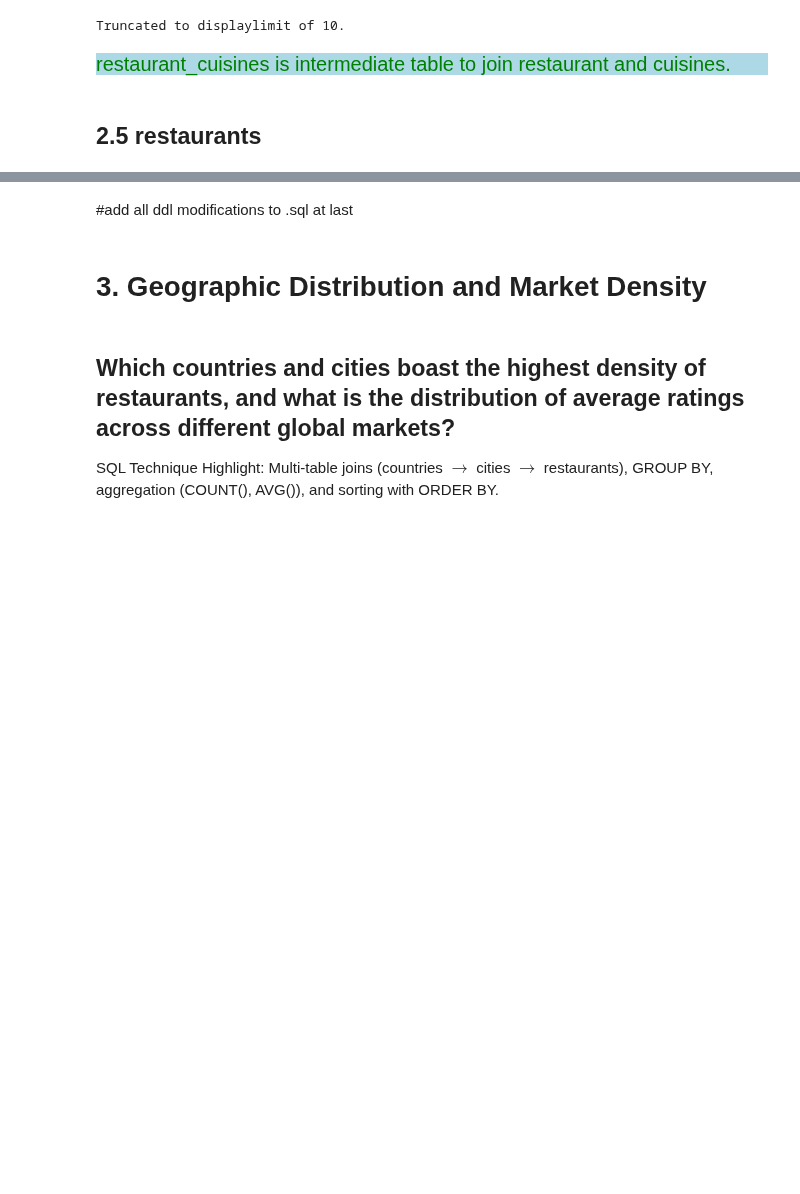
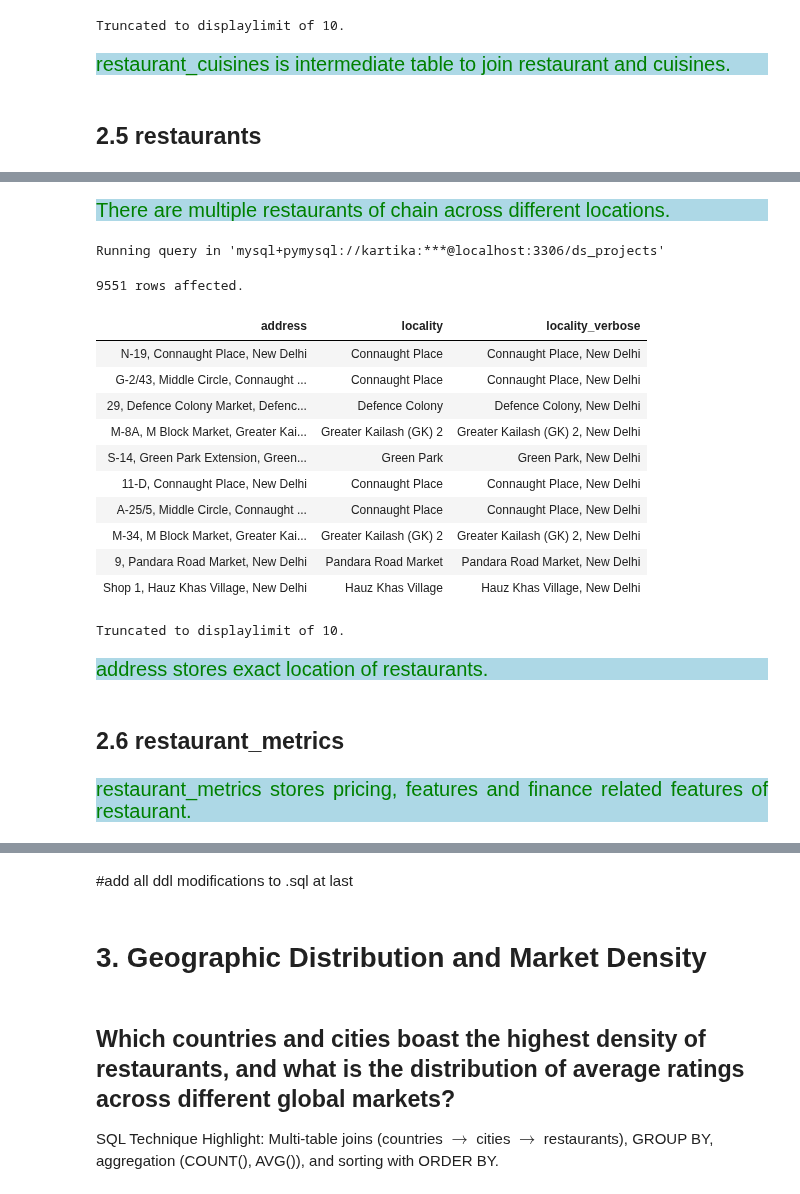
Before and after one commit to Kartika-Nidhi/Restaurant_Analysis_SQL, a Jupyter notebook: Restaurant_Analysis_SQl.ipynb, the cells around one changed output, grey strips where cells are left out. Saved outputs shown, nothing was run; the diff lists cells and outputs as text; code cells hidden in the pictures; blank space fills up the shorter version.

```diff
--- a/Restaurant_Analysis_SQl.ipynb
+++ b/Restaurant_Analysis_SQl.ipynb
@@ -355,0 +371,27 @@ Truncated to displaylimit of 10.
+# %% [markdown]
+<div style = "background-color:lightblue; color:green; font-size:20px; text-align:justify">
+There are multiple restaurants of chain across different locations.
+# %%
+%%sql
+
+SELECT address, locality, locality_verbose
+FROM restaurants;
+# %% [output]
+Running query in 'mysql+pymysql://kartika:***@localhost:3306/ds_projects'
+9551 rows affected.
+| address | locality | locality_verbose |
+| N-19, Connaught Place, New Delhi | Connaught Place | Connaught Place, New Delhi |
+| G-2/43, Middle Circle, Connaught ... | Connaught Place | Connaught Place, New Delhi |
+| 29, Defence Colony Market, Defenc... | Defence Colony | Defence Colony, New Delhi |
+| M-8A, M Block Market, Greater Kai... | Greater Kailash (GK) 2 | Greater Kailash (GK) 2, New Delhi |
+| S-14, Green Park Extension, Green... | Green Park | Green Park, New Delhi |
+| 11-D, Connaught Place, New Delhi | Connaught Place | Connaught Place, New Delhi |
+| A-25/5, Middle Circle, Connaught ... | Connaught Place | Connaught Place, New Delhi |
+| M-34, M Block Market, Greater Kai... | Greater Kailash (GK) 2 | Greater Kailash (GK) 2, New Delhi |
+| 9, Pandara Road Market, New Delhi | Pandara Road Market | Pandara Road Market, New Delhi |
+| Shop 1, Hauz Khas Village, New Delhi | Hauz Khas Village | Hauz Khas Village, New Delhi |
+Truncated to displaylimit of 10.
+# %% [markdown]
+<div style = "background-color:lightblue; color:green; font-size:20px; text-align:justify">address stores exact location of restaurants.
+# %% [markdown]
+## 2.6 restaurant_metrics
@@ -356,3 +403,5 @@ Truncated to displaylimit of 10.
+# %% [markdown]
+<div style = "background-color:lightblue; color:green; font-size:20px; text-align:justify">restaurant_metrics stores pricing, features and finance related features of restaurant.
 # %% [markdown]
 <div>
 # %% [markdown]
```
Also changed, not shown: parts of 4 cells of this notebook.
